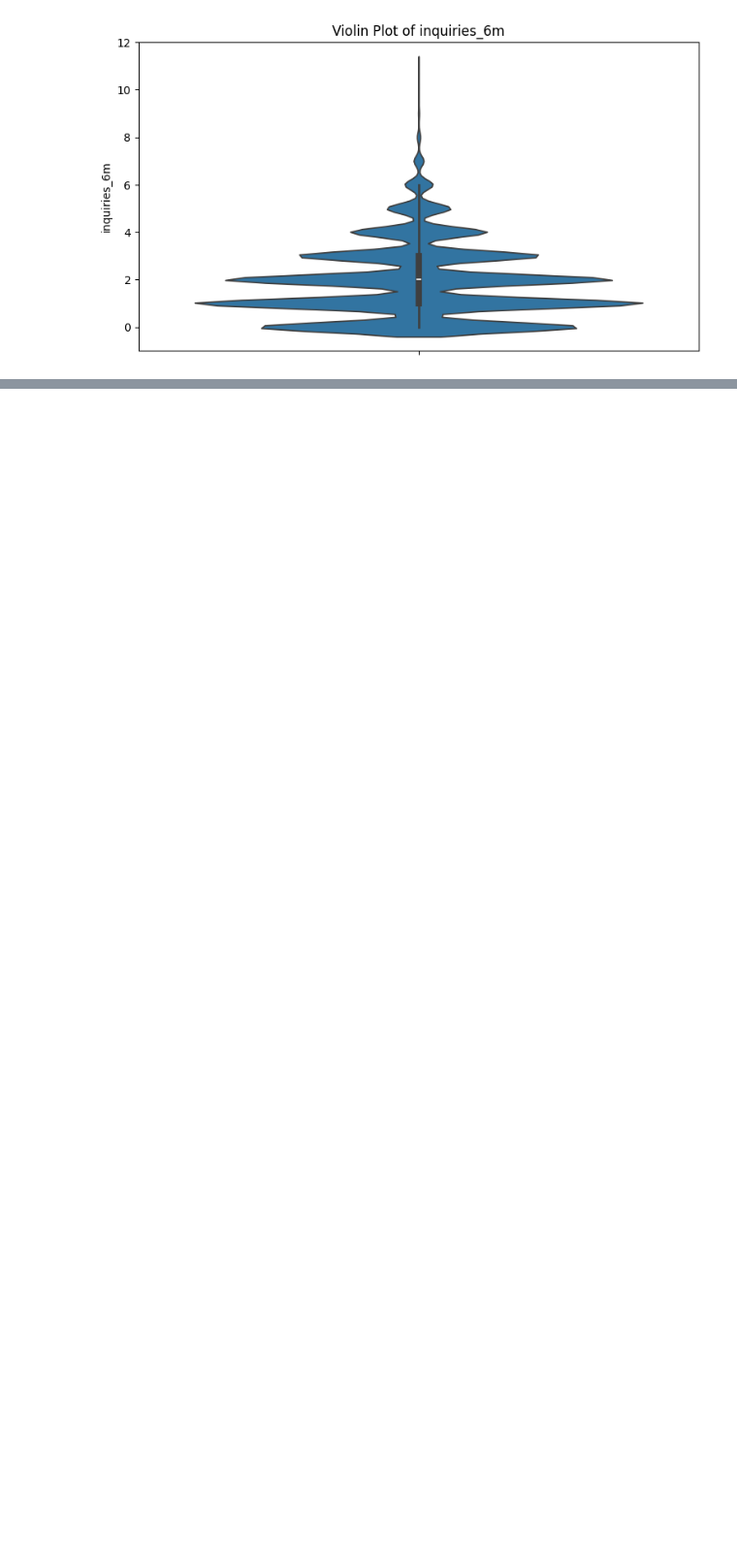
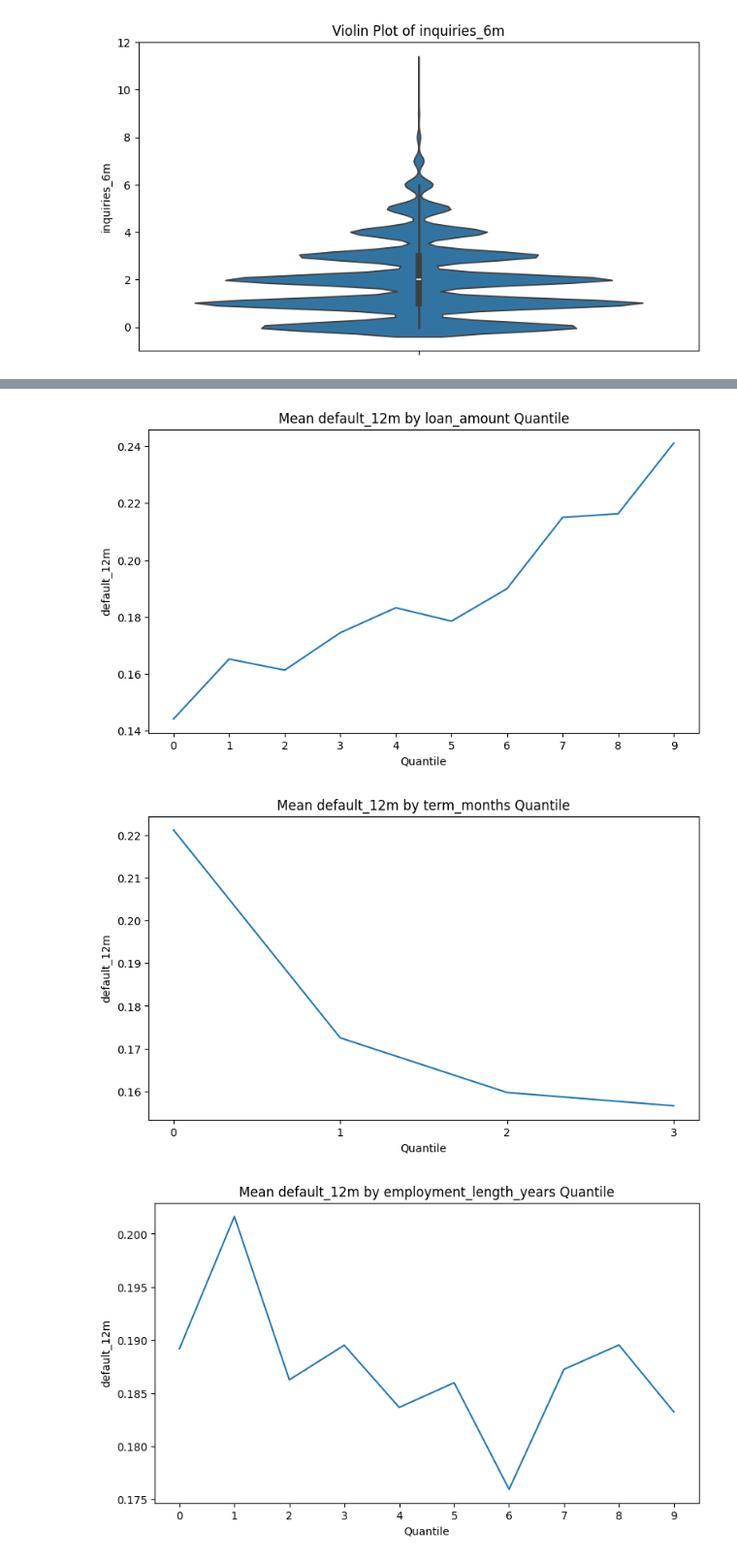
Before and after one commit to aaronengland/credit_risk_model, a Jupyter notebook: 01_eda/notebook.ipynb, the cells around one changed output, grey strips where cells are left out. Shown at 97% size. Drawn from its saved outputs; the diff is of its cells as text; code cells hidden in the pictures; blank space fills up the shorter version.

```diff
--- a/01_eda/notebook.ipynb
+++ b/01_eda/notebook.ipynb
@@ -334,0 +413,6 @@ cls_eda.make_violin_plots()
+# %%
+cls_eda.make_lift_plots()
+# %% [output]
+[figure, added]
+[figure, added]
+[figure, added]
```
Also changed, not shown: parts of 4 cells of this notebook.
